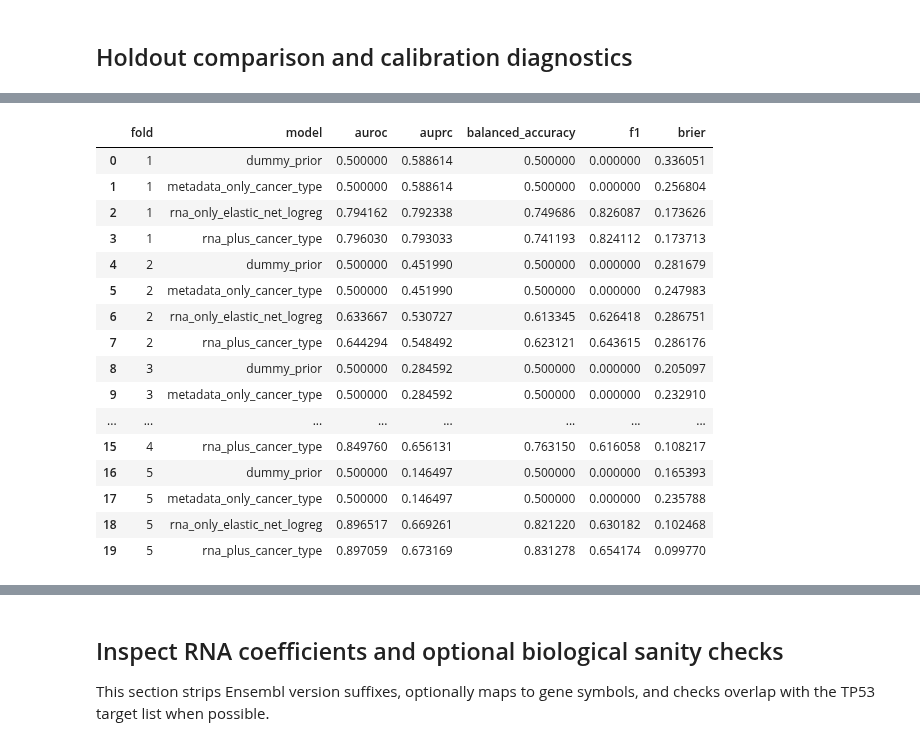
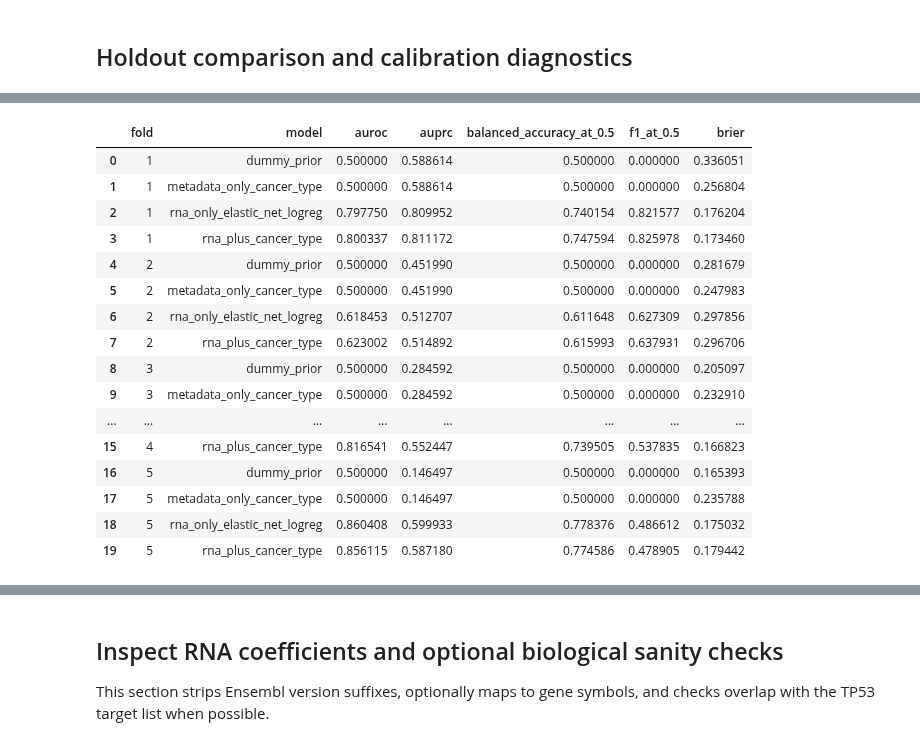
Before and after one commit to MauriceCC04/tp53-rna-prediction, a Jupyter notebook: tcga_modeling.ipynb, the cells around one changed output, grey strips where cells are left out. Cells and saved outputs as stored; diff of their text form; code cells hidden in the pictures.

```diff
--- a/tcga_modeling.ipynb
+++ b/tcga_modeling.ipynb
@@ -557,7 +587,7 @@ tp53_rows["effect_text"] = (
 PROTEIN_ALTERING_KEYWORDS = {
     "missense", "nonsense", "frame_shift", "frameshift", "splice", "stop_gained",
     "stoplost", "stop_lost", "nonstop", "translation_start", "start_codon",
-    "inframe", "in_frame", "trunc", "deleterious"
+    "inframe", "in_frame", "trunc", "deleterious", "nonsynonymous", "non_synonymous"
 }
 SYNONYMOUS_KEYWORDS = {"silent", "synonymous"}
 
@@ -887,12 +929,15 @@ def subset_X(X, idx):
     return X[idx]
 
 def evaluate_from_proba(y_true, y_proba, threshold=0.5):
+    """Primary metrics are threshold-free AUROC/AUPRC plus calibration/Brier.
+    Threshold-dependent metrics use a fixed 0.5 threshold and should be interpreted as secondary.
+    """
     y_pred = (y_proba >= threshold).astype(int)
     return {
         "auroc": roc_auc_score(y_true, y_proba),
         "auprc": average_precision_score(y_true, y_proba),
-        "balanced_accuracy": balanced_accuracy_score(y_true, y_pred),
-        "f1": f1_score(y_true, y_pred),
+        "balanced_accuracy_at_0.5": balanced_accuracy_score(y_true, y_pred),
+        "f1_at_0.5": f1_score(y_true, y_pred),
         "brier": brier_score_loss(y_true, y_proba),
     }
 
@@ -925,7 +970,7 @@ def evaluate_fitted_model(name, fitted_estimator, X_test, y_test, threshold=0.5,
     y_pred = (y_proba >= threshold).astype(int)
     print("Confusion matrix:")
     display(pd.DataFrame(confusion_matrix(y_test, y_pred), index=["true_0", "true_1"], columns=["pred_0", "pred_1"]))
-    print("Classification report:")
+    print("Classification report at fixed threshold 0.5:")
     print(classification_report(y_test, y_pred, digits=3))
 
     if show_plots:
@@ -981,7 +1026,7 @@ meta_pipe = Pipeline([
     (
         "clf",
         LogisticRegression(
-            max_iter=3000,
+            max_iter=SKLEARN_MAX_ITER,
             class_weight="balanced",
             solver="lbfgs",
             random_state=RANDOM_STATE,
@@ -1167,7 +1212,8 @@ def fit_binary_logreg_ready(X_train_ready, y_train, C, l1_ratio, backend="sklear
         clf = LogisticRegression(
             penalty="elasticnet",
             solver="saga",
-            max_iter=3000,
+            max_iter=SKLEARN_MAX_ITER,
+            tol=SAGA_TOL,
             class_weight="balanced",
             random_state=RANDOM_STATE,
             C=float(C),
@@ -1185,7 +1231,8 @@ def fit_binary_logreg_ready(X_train_ready, y_train, C, l1_ratio, backend="sklear
             penalty="elasticnet",
             C=float(C),
             l1_ratio=float(l1_ratio),
-            max_iter=3000,
+            max_iter=SKLEARN_MAX_ITER,
+            tol=SAGA_TOL,
             class_weight="balanced",
             fit_intercept=True,
             output_type="numpy",
@@ -1382,8 +1429,8 @@ def manual_cv_search_combo(
         "best_artifact": best_artifact,
     }
 
-def crossval_fixed_rna_params(X, y, splitter, params, backend="cuml"):
-    splits = materialize_cv_splits(splitter, y)
+def crossval_fixed_rna_params(X, y, splitter, params, backend="cuml", groups=None):
+    splits = materialize_cv_splits(splitter, y, groups=groups)
     rows = []
     for fold_idx, (tr_idx, val_idx) in enumerate(splits, start=1):
         artifact = fit_rna_artifact(X[tr_idx], y[tr_idx], params=params, backend=backend)
@@ -1571,5 +1620,20 @@ That will tune the RNA and combined models inside each outer grouped fold, but i
 # %%
 if RUN_GROUPED_CV:
+    if RUN_COMBINED_MODEL and GROUPED_TUNING_MODE != "nested" and combo_search is None:
+        print("Computing combined-model random-holdout CV search before reuse-based grouped evaluation.")
+        combo_search = manual_cv_search_combo(
+            X_meta=X_meta_train,
+            X_rna=X_rna_train,
+            y=y_train,
+            splitter=inner_cv,
+            param_grid=COMBO_PARAM_GRID,
+            search_backend=GPU_SEARCH_BACKEND,
+            refit_backend=FINAL_REFIT_BACKEND,
+            groups=None,
+            verbose=1,
+            label="COMBO",
+        )
+
     group_outer = StratifiedGroupKFold(
         n_splits=GROUP_CV_SPLITS,
         shuffle=True,
@@ -1626,7 +1690,7 @@ if RUN_GROUPED_CV:
                 X=X_rna_tr,
                 y=y_tr,
                 splitter=group_inner,
-                param_grid=RNA_PARAM_GRID,
+                param_grid=GROUPED_RNA_PARAM_GRID,
                 search_backend=GPU_SEARCH_BACKEND,
                 refit_backend=FINAL_REFIT_BACKEND,
                 groups=g_tr,
@@ -1656,7 +1720,7 @@ if RUN_GROUPED_CV:
                     X_rna=X_rna_tr,
                     y=y_tr,
                     splitter=group_inner,
-                    param_grid=COMBO_PARAM_GRID,
+                    param_grid=GROUPED_COMBO_PARAM_GRID,
                     search_backend=GPU_SEARCH_BACKEND,
                     refit_backend=FINAL_REFIT_BACKEND,
                     groups=g_tr,
@@ -1687,7 +1751,7 @@ if RUN_GROUPED_CV:
 
     group_summary = (
         group_results
-        .groupby("model")[["auroc", "auprc", "balanced_accuracy", "f1", "brier"]]
+        .groupby("model")[["auroc", "auprc", "balanced_accuracy_at_0.5", "f1_at_0.5", "brier"]]
         .agg(["mean", "std"])
     )
     display(group_summary)
@@ -1704,18 +1765,18 @@ Completed grouped outer fold 4/5
 Completed grouped outer fold 5/5
-|  | fold | model | auroc | auprc | balanced_accuracy | f1 | brier |
+|  | fold | model | auroc | auprc | balanced_accuracy_at_0.5 | f1_at_0.5 | brier |
 | 0 | 1 | dummy_prior | 0.500000 | 0.588614 | 0.500000 | 0.000000 | 0.336051 |
 | 1 | 1 | metadata_only_cancer_type | 0.500000 | 0.588614 | 0.500000 | 0.000000 | 0.256804 |
-| 2 | 1 | rna_only_elastic_net_logreg | 0.794162 | 0.792338 | 0.749686 | 0.826087 | 0.173626 |
-| 3 | 1 | rna_plus_cancer_type | 0.796030 | 0.793033 | 0.741193 | 0.824112 | 0.173713 |
+| 2 | 1 | rna_only_elastic_net_logreg | 0.797750 | 0.809952 | 0.740154 | 0.821577 | 0.176204 |
+| 3 | 1 | rna_plus_cancer_type | 0.800337 | 0.811172 | 0.747594 | 0.825978 | 0.173460 |
 | 4 | 2 | dummy_prior | 0.500000 | 0.451990 | 0.500000 | 0.000000 | 0.281679 |
 | 5 | 2 | metadata_only_cancer_type | 0.500000 | 0.451990 | 0.500000 | 0.000000 | 0.247983 |
-| 6 | 2 | rna_only_elastic_net_logreg | 0.633667 | 0.530727 | 0.613345 | 0.626418 | 0.286751 |
-| 7 | 2 | rna_plus_cancer_type | 0.644294 | 0.548492 | 0.623121 | 0.643615 | 0.286176 |
+| 6 | 2 | rna_only_elastic_net_logreg | 0.618453 | 0.512707 | 0.611648 | 0.627309 | 0.297856 |
+| 7 | 2 | rna_plus_cancer_type | 0.623002 | 0.514892 | 0.615993 | 0.637931 | 0.296706 |
 | 8 | 3 | dummy_prior | 0.500000 | 0.284592 | 0.500000 | 0.000000 | 0.205097 |
 | 9 | 3 | metadata_only_cancer_type | 0.500000 | 0.284592 | 0.500000 | 0.000000 | 0.232910 |
 | ... | ... | ... | ... | ... | ... | ... | ... |
-| 15 | 4 | rna_plus_cancer_type | 0.849760 | 0.656131 | 0.763150 | 0.616058 | 0.108217 |
+| 15 | 4 | rna_plus_cancer_type | 0.816541 | 0.552447 | 0.739505 | 0.537835 | 0.166823 |
 | 16 | 5 | dummy_prior | 0.500000 | 0.146497 | 0.500000 | 0.000000 | 0.165393 |
 | 17 | 5 | metadata_only_cancer_type | 0.500000 | 0.146497 | 0.500000 | 0.000000 | 0.235788 |
-| 18 | 5 | rna_only_elastic_net_logreg | 0.896517 | 0.669261 | 0.821220 | 0.630182 | 0.102468 |
-| 19 | 5 | rna_plus_cancer_type | 0.897059 | 0.673169 | 0.831278 | 0.654174 | 0.099770 |
+| 18 | 5 | rna_only_elastic_net_logreg | 0.860408 | 0.599933 | 0.778376 | 0.486612 | 0.175032 |
+| 19 | 5 | rna_plus_cancer_type | 0.856115 | 0.587180 | 0.774586 | 0.478905 | 0.179442 |
```
Also changed, not shown: parts of 20 cells of this notebook, 1 other file.
